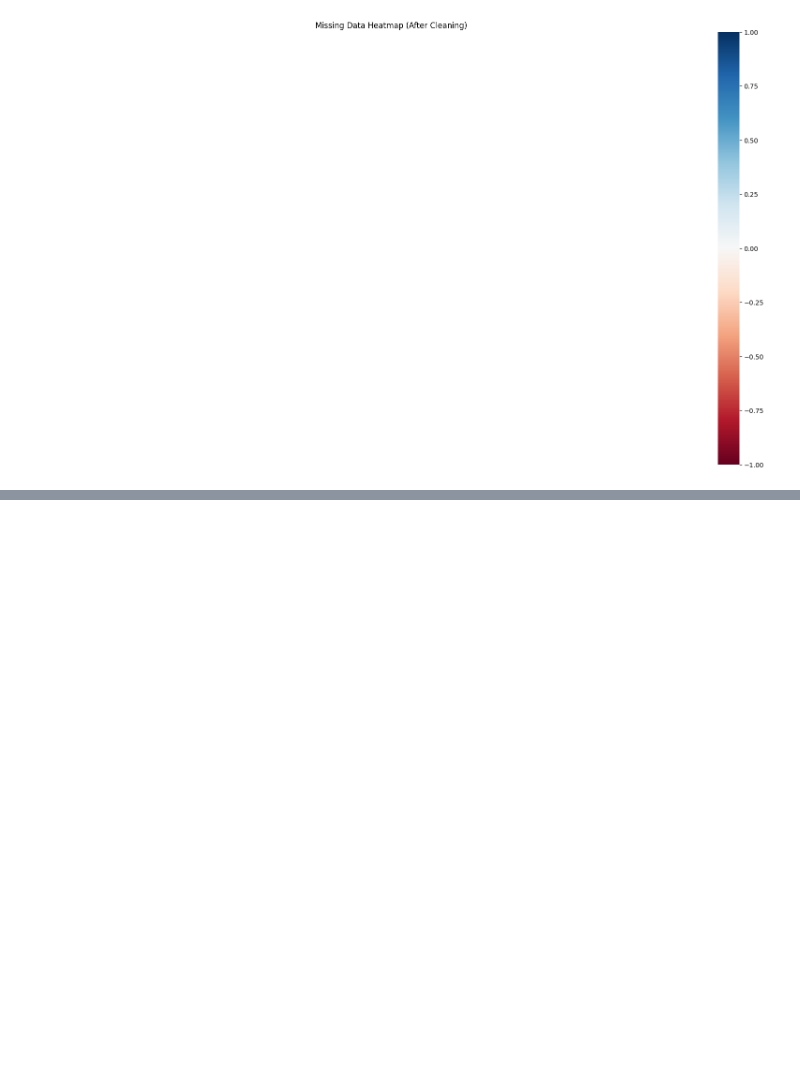
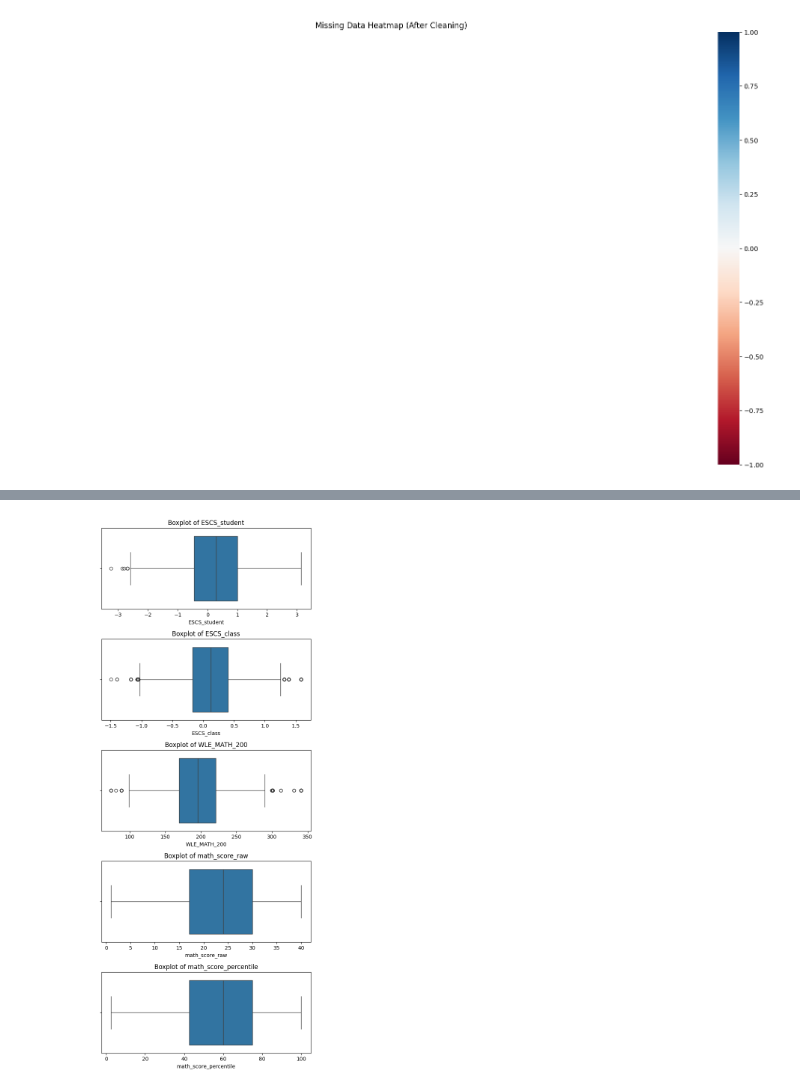
Before and after one commit to LuckyForoozan/MyProjects, a Jupyter notebook: untitled17.ipynb, the cells around one changed output, grey strips where cells are left out. Cells and saved outputs as stored; diff of their text form; code cells hidden in the pictures; blank space fills up the shorter version.

```diff
--- a/untitled17.ipynb
+++ b/untitled17.ipynb
@@ -182,0 +206,12 @@ dtype: int64
+# %%
+# Create boxplots (one per variable)
+fig, axes = plt.subplots(nrows=len(num_cols), ncols=1, figsize=(6, 3*len(num_cols)))
+
+for i, col in enumerate(num_cols):
+    sns.boxplot(x=data_clean[col], ax=axes[i])
+    axes[i].set_title(f"Boxplot of {col}")
+
+plt.tight_layout()
+plt.show()
+# %% [output]
+[figure, added]
```
Also changed, not shown: parts of 20 cells of this notebook.
